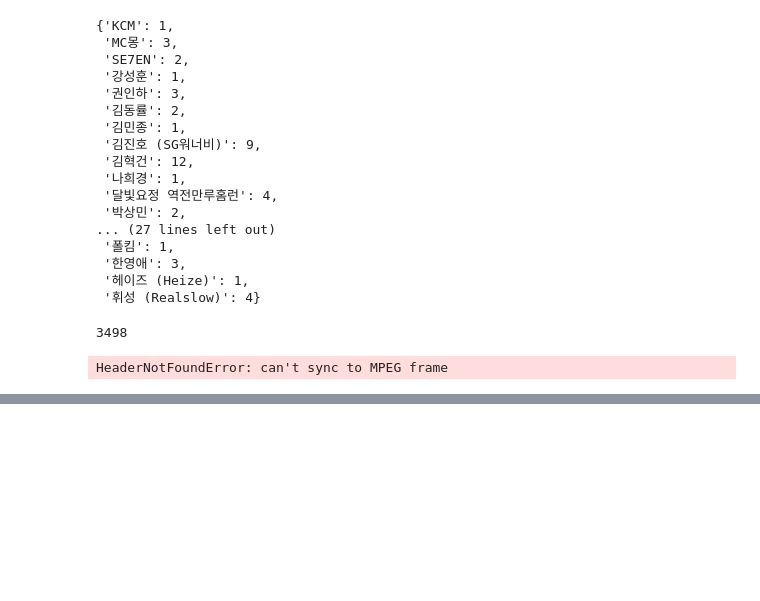
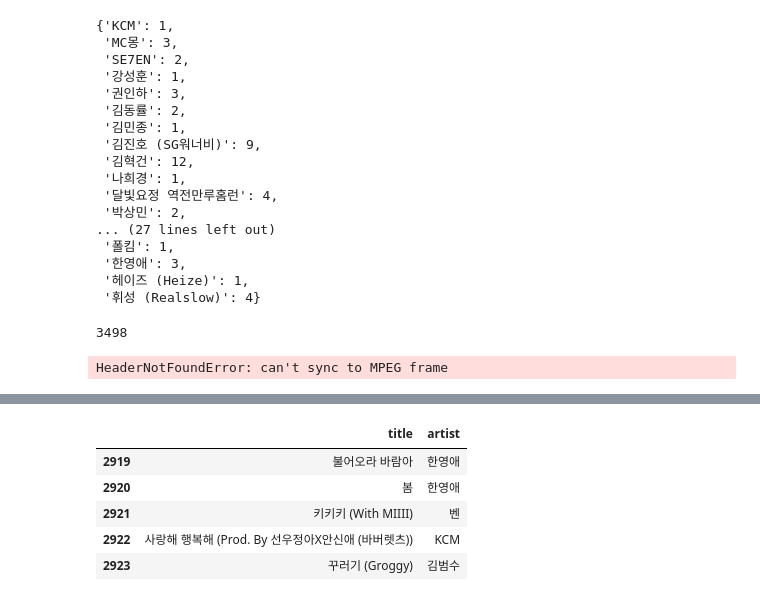
Before and after one commit to Ldoun/DeepSinger, a Jupyter notebook: data_crawling/data_preprocessing.ipynb, the cells around one changed output, grey strips where cells are left out. Drawn from its saved outputs; the diff is of its cells as text; code cells hidden in the pictures; blank space fills up the shorter version.

```diff
--- a/data_crawling/data_preprocessing.ipynb
+++ b/data_crawling/data_preprocessing.ipynb
@@ -487,0 +633,10 @@ NoBackendError:
+# %%
+seperation_mark_data_list = data[['title','artist']]
+seperation_mark_data_list.tail()
+# %% [output]
+|  | title | artist |
+| 2919 | 불어오라 바람아 | 한영애 |
+| 2920 | 봄 | 한영애 |
+| 2921 | 키키키 (With MIIII) | 벤 |
+| 2922 | 사랑해 행복해 (Prod. By 선우정아X안신애 (바버렛츠)) | KCM |
+| 2923 | 꾸러기 (Groggy) | 김범수 |
```
Also changed, not shown: parts of 9 cells of this notebook, 2 other files.
